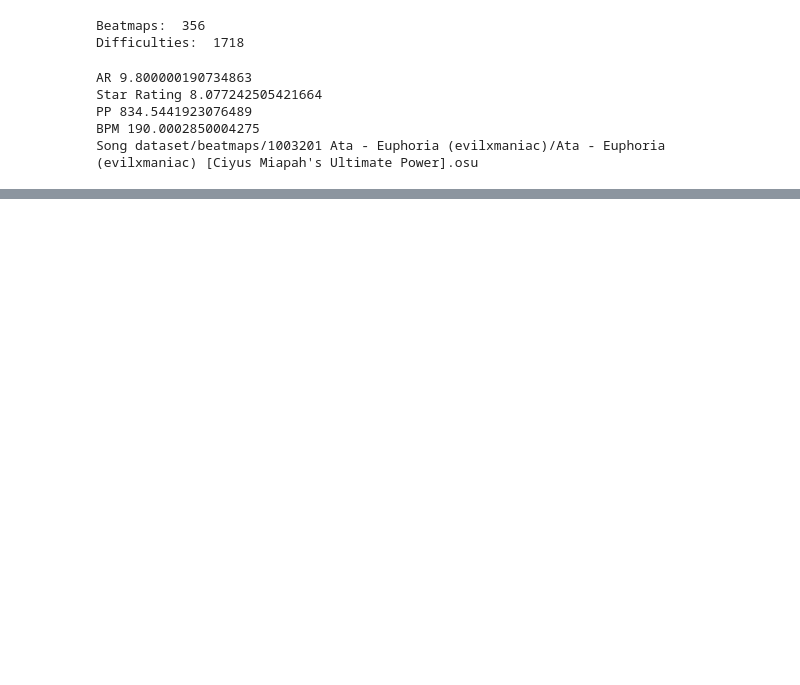
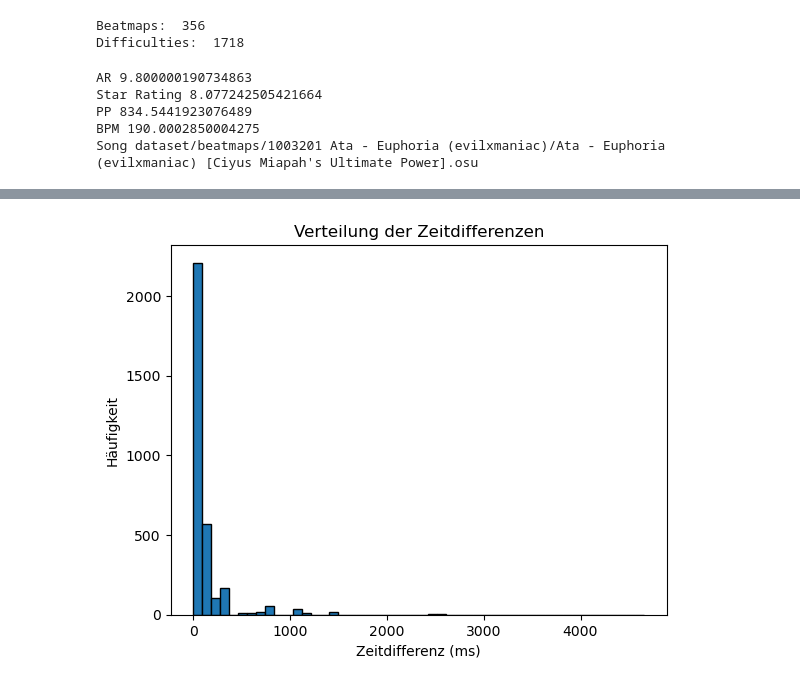
Before and after one commit to RnLe/MachineLearning, a Jupyter notebook: osu/main.ipynb, the cells around one changed output, grey strips where cells are left out. Drawn from its saved outputs; the diff is of its cells as text; code cells hidden in the pictures; blank space fills up the shorter version.

```diff
--- a/osu/main.ipynb
+++ b/osu/main.ipynb
@@ -226,0 +376,11 @@ def extract_and_convert_hit_objects(beatmapPath : str):
+# %%
+import matplotlib.pyplot as plt
+
+# Beispiel: Histogramm der Zeitdifferenzen
+plt.hist(df['Time Diffs'][0], bins=50, edgecolor='black')
+plt.title('Verteilung der Zeitdifferenzen')
+plt.xlabel('Zeitdifferenz (ms)')
+plt.ylabel('Häufigkeit')
+plt.show()
+# %% [output]
+[figure, added]
```
Also changed, not shown: parts of 7 cells of this notebook, 2 other files.
